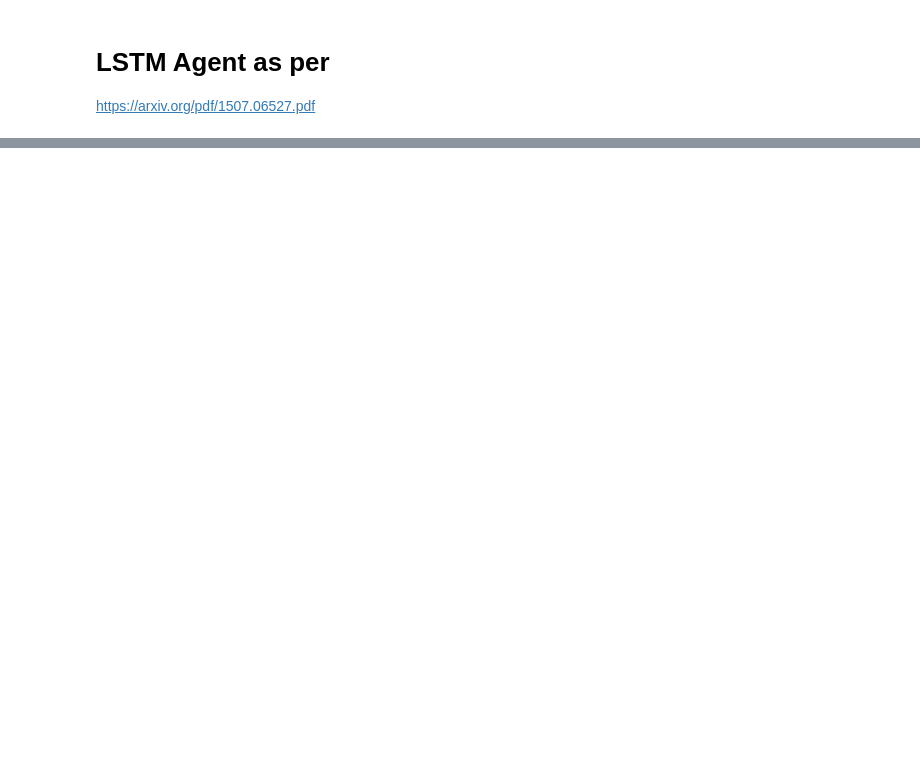
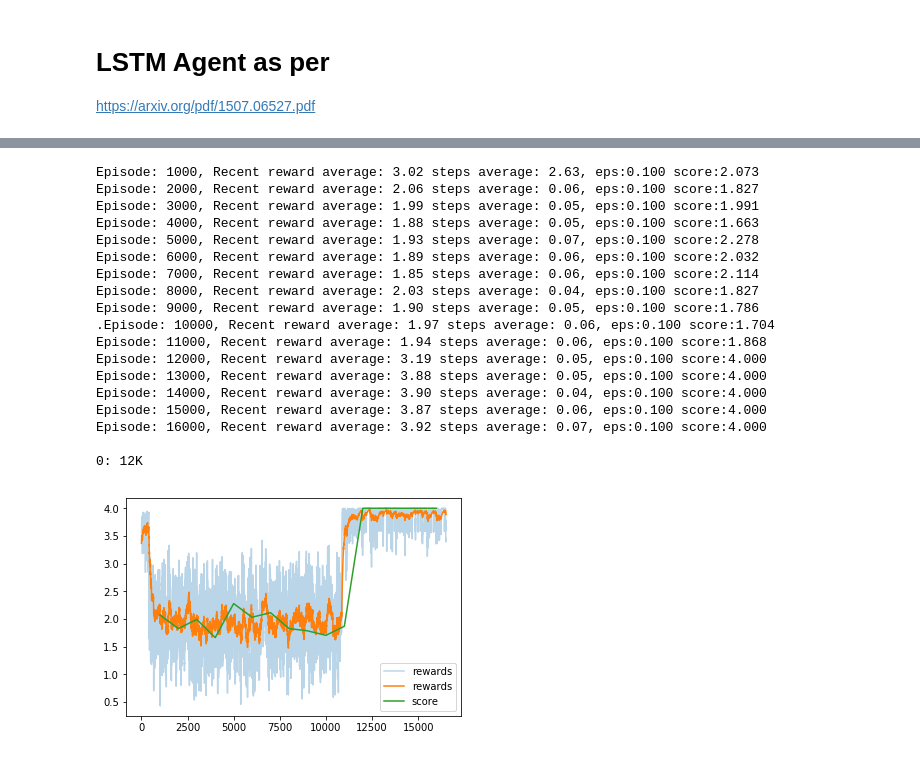
Before and after one commit to maitchison/TMaze, a Jupyter notebook: TMaze.ipynb, the cells around one changed output, grey strips where cells are left out. Cells and saved outputs as stored; diff of their text form; code cells hidden in the pictures; blank space fills up the shorter version.

Commit message:
Added function to produce results and store in CSV

```diff
--- a/TMaze.ipynb
+++ b/TMaze.ipynb
@@ -413,13 +399,13 @@ def eval_agent(agent, env, trials=100, verbose=False, use_egreedy=False):
 
     return np.mean(totalRewards)
 
-def run_test(depth, agent, verbose=False):
+def run_test(depth, agent, verbose=False, stepReward=0.0):
 
     global totalRewards
     global totalSteps
     global scoreHistory
 
-    env = TMaze(depth)
+    env = TMaze(depth, step_reward=stepReward)
 
     observation = env.reset()
 
@@ -541,16 +527,16 @@ def run_test(depth, agent, verbose=False):
 # original:        11, 32,
 
 
-results = []
+#results = []
 
-for depth in range(0,70,5):
-    agent = LSTM_Agent(learning_rate=LEARNING_RATE, epsilon=EPSILON)
-    steps = run_test(depth, agent=agent, verbose=True)//1000
-    print("\n{}: {}K".format(depth, steps))
-    plt.plot(range(len(totalRewards[500:])), smooth(totalRewards[500:],0.9), alpha=0.3, label = "rewards")
-    plt.plot(range(len(totalRewards[500:])), smooth(totalRewards[500:],0.99), label = "rewards")
-    plt.plot([x for (x,y) in scoreHistory], [y for (x,y) in scoreHistory], label = "score")
-    plt.legend()
-    plt.show()
+#for depth in range(0,6,5):
+#    agent = LSTM_Agent(learning_rate=LEARNING_RATE, epsilon=EPSILON)
+#    steps = run_test(depth, agent=agent, verbose=True)//1000
+#    print("\n{}: {}K".format(depth, steps))
+#    plt.plot(range(len(totalRewards[500:])), smooth(totalRewards[500:],0.9), alpha=0.3, label = "rewards")
+#    plt.plot(range(len(totalRewards[500:])), smooth(totalRewards[500:],0.99), label = "rewards")
+#    plt.plot([x for (x,y) in scoreHistory], [y for (x,y) in scoreHistory], label = "score")
+#    plt.legend()
+#    plt.show()
 
-    results.append((depth, steps))
+#    results.append((depth, steps))
@@ -606,0 +612,22 @@ Episode: 13000, Recent reward average: -10.01 steps average: 131.71, eps:0.100 s
+# %%
+generateResults(0,4)
+# %% [output]
+Episode: 1000, Recent reward average: 3.02 steps average: 2.63, eps:0.100 score:2.073
+Episode: 2000, Recent reward average: 2.06 steps average: 0.06, eps:0.100 score:1.827
+Episode: 3000, Recent reward average: 1.99 steps average: 0.05, eps:0.100 score:1.991
+Episode: 4000, Recent reward average: 1.88 steps average: 0.05, eps:0.100 score:1.663
+Episode: 5000, Recent reward average: 1.93 steps average: 0.07, eps:0.100 score:2.278
+Episode: 6000, Recent reward average: 1.89 steps average: 0.06, eps:0.100 score:2.032
+Episode: 7000, Recent reward average: 1.85 steps average: 0.06, eps:0.100 score:2.114
+Episode: 8000, Recent reward average: 2.03 steps average: 0.04, eps:0.100 score:1.827
+Episode: 9000, Recent reward average: 1.90 steps average: 0.05, eps:0.100 score:1.786
+.Episode: 10000, Recent reward average: 1.97 steps average: 0.06, eps:0.100 score:1.704
+Episode: 11000, Recent reward average: 1.94 steps average: 0.06, eps:0.100 score:1.868
+Episode: 12000, Recent reward average: 3.19 steps average: 0.05, eps:0.100 score:4.000
+Episode: 13000, Recent reward average: 3.88 steps average: 0.05, eps:0.100 score:4.000
+Episode: 14000, Recent reward average: 3.90 steps average: 0.04, eps:0.100 score:4.000
+Episode: 15000, Recent reward average: 3.87 steps average: 0.06, eps:0.100 score:4.000
+Episode: 16000, Recent reward average: 3.92 steps average: 0.07, eps:0.100 score:4.000
+
+0: 12K
+[figure, added]
```
Also changed, not shown: parts of 13 cells of this notebook.
